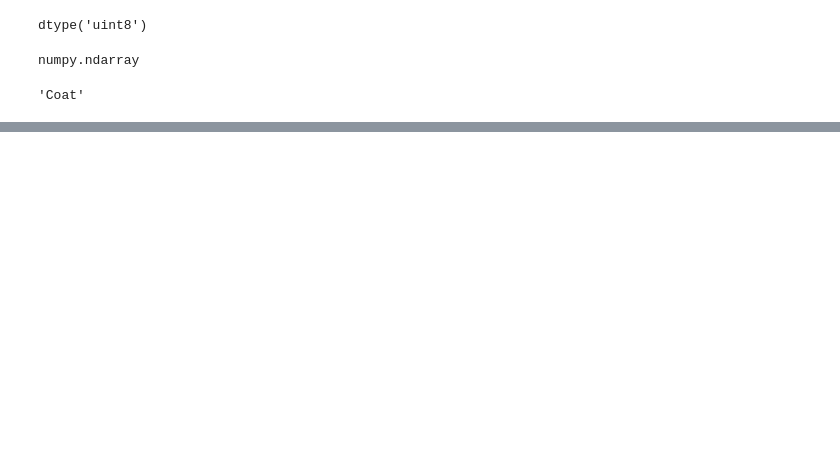
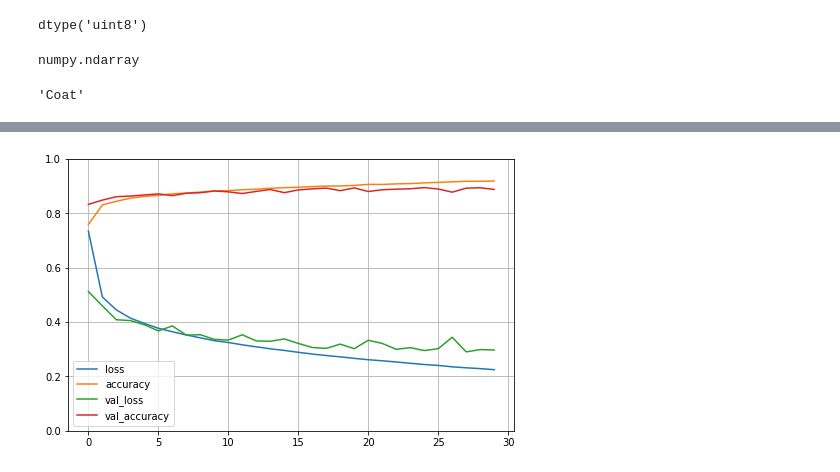
Before and after one commit to halapano/jupyter_note, a Jupyter notebook: selfStarter/tensorflow2/tensorflow_hands_on.ipynb, the cells around one changed output, grey strips where cells are left out. Drawn from its saved outputs; the diff is of its cells as text; code cells hidden in the pictures; blank space fills up the shorter version.

```diff
--- a/selfStarter/tensorflow2/tensorflow_hands_on.ipynb
+++ b/selfStarter/tensorflow2/tensorflow_hands_on.ipynb
@@ -73,0 +155,15 @@ class_names[y_train[0]]
+# %%
+# After a model is created, you must call its compile() method to specify the loss function
+# and the optimizer to use.
+
+# kwpara:
+# loss_wight: can define different loss_weight to different output.
+model.compile(loss="sparse_categorical_crossentropy",
+optimizer="sgd",
+metrics=["accuracy"])
+# %%
+# kwpara of fit:
+# class_weight: if the train dataset is skewed
+# sample_weight: if some sample is labeled by expert
+
+history = model.fit(X_train, y_train, epochs=30, validation_data=(X_valid, y_valid))
@@ -73,0 +188,7 @@ class_names[y_train[0]]
+# %%
+pd.DataFrame(history.history).plot(figsize=(8, 5))
+plt.grid(True)
+plt.gca().set_ylim(0, 1) # set the vertical range to [0-1]
+plt.show()
+# %% [output]
+[figure, added]
```
Also changed, not shown: parts of 28 cells of this notebook.
